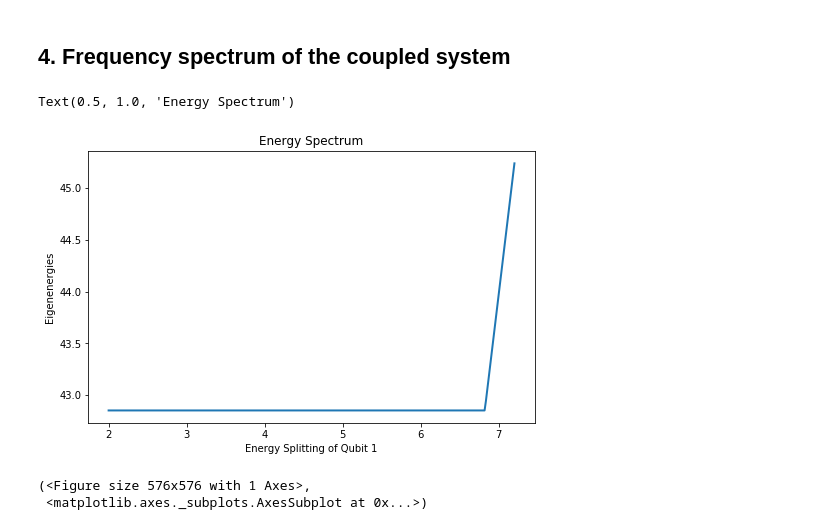
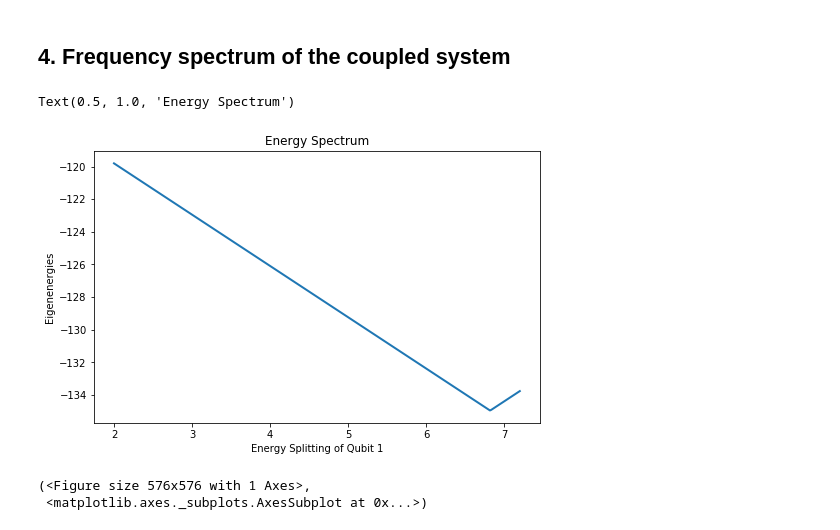
Before and after one commit to SoumyaShreeram/Qubit, a Jupyter notebook: 2q-3c no_th.ipynb, the cells around one changed output. Cells and saved outputs as stored; diff of their text form; code cells hidden in the pictures.

```diff
--- a/2q-3c no_th.ipynb
+++ b/2q-3c no_th.ipynb
@@ -155,12 +153,12 @@ y1 = evals_mat[:, 1] - evals_mat[:, 0]
 # %%
 fig,ax = plt.subplots(figsize=(8,5))
-ax.plot((w_q1List / (2 * pi)),  (evals_mat[:, 2] - evals_mat[:, 0]), lw = 2)
+ax.plot((w_q1List / (2 * pi)),  evals_mat[:, 2], lw = 2)
 ax.set_xlabel('Energy Splitting of Qubit 1')
 ax.set_ylabel('Eigenenergies')
 ax.set_title('Energy Spectrum')
 # %% [output]
 Text(0.5, 1.0, 'Energy Spectrum')
-[figure, old version]
+[figure, new version]
 # %%
 # plotting the energy level diagram for the 1st excited state
 label_list = ['qubit 1', 'qubit 2', 'cavities', 'coupling']
```
Also changed, not shown: parts of 2 cells of this notebook, 1 other file.
